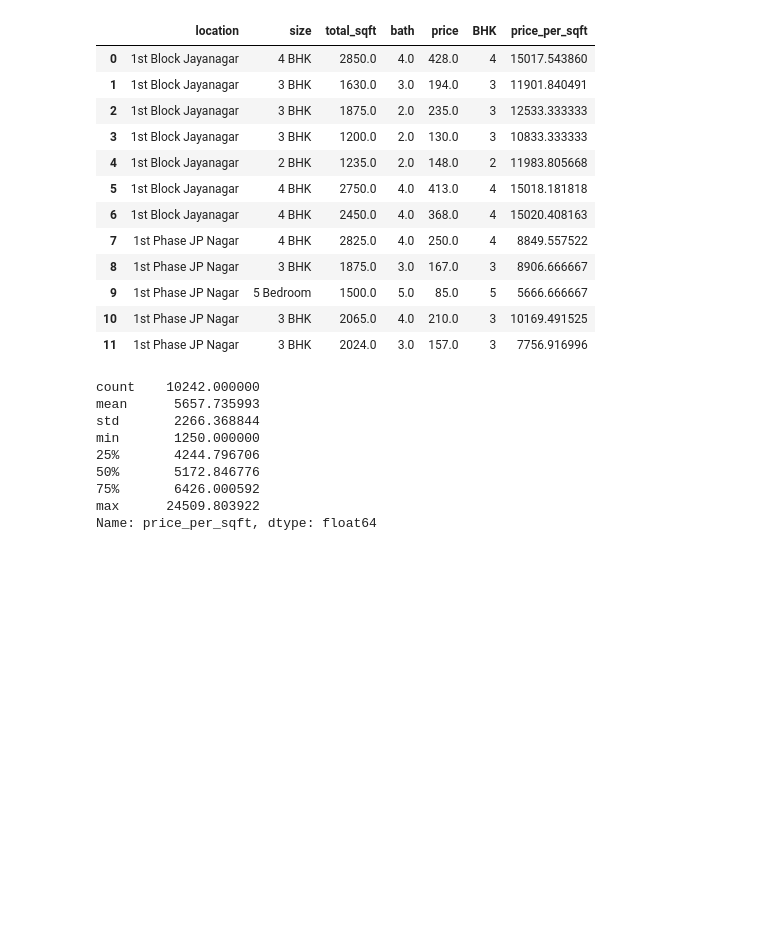
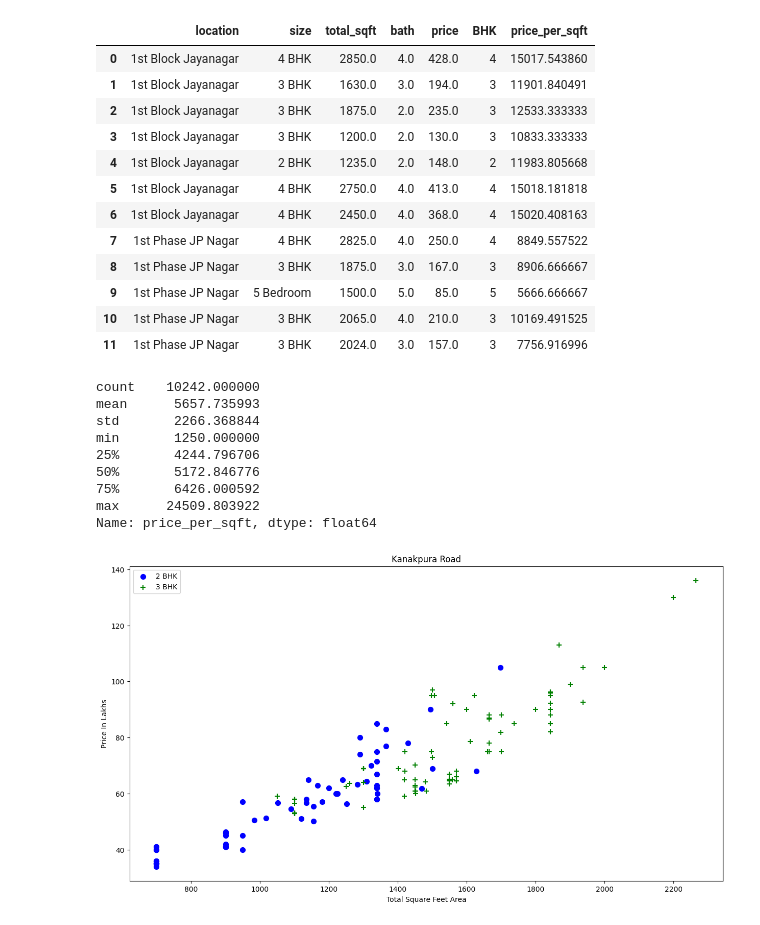
Before and after one commit to ahmedcurious/Data-Science-Work, a Jupyter notebook: Machine_Learning/Projects/Real_Estate_Prediction_Project/file.ipynb, the cells around one changed output. Saved outputs shown, nothing was run; the diff lists cells and outputs as text; code cells hidden in the pictures; blank space fills up the shorter version.

```diff
--- a/Machine_Learning/Projects/Real_Estate_Prediction_Project/file.ipynb
+++ b/Machine_Learning/Projects/Real_Estate_Prediction_Project/file.ipynb
@@ -473,3 +473,18 @@ min       1250.000000
 75%       6426.000592
 max      24509.803922
 Name: price_per_sqft, dtype: float64
+# %%
+def plot_scatter_chart(df_var,location):
+    bhk_2 = df_var[(df_var.location==location) & (df_var.BHK == 2)]
+    bhk_3 = df_var[(df_var.location==location) & (df_var.BHK == 3)]
+    plt.rcParams['figure.figsize'] = (15, 8)
+    plt.scatter(bhk_2.total_sqft,bhk_2.price,color='blue',label='2 BHK',s=50)
+    plt.scatter(bhk_3.total_sqft,bhk_3.price,color='green',marker='+',label='3 BHK',s=50)
+    plt.xlabel("Total Square Feet Area")
+    plt.ylabel("Price In Lakhs")
+    plt.title(location)
+    plt.legend()
+# %%
+plot_scatter_chart(df_6,'Kanakpura Road')
+# %% [output]
+[figure, added]
```
Also changed, not shown: parts of 3 cells of this notebook, 1 other file.
